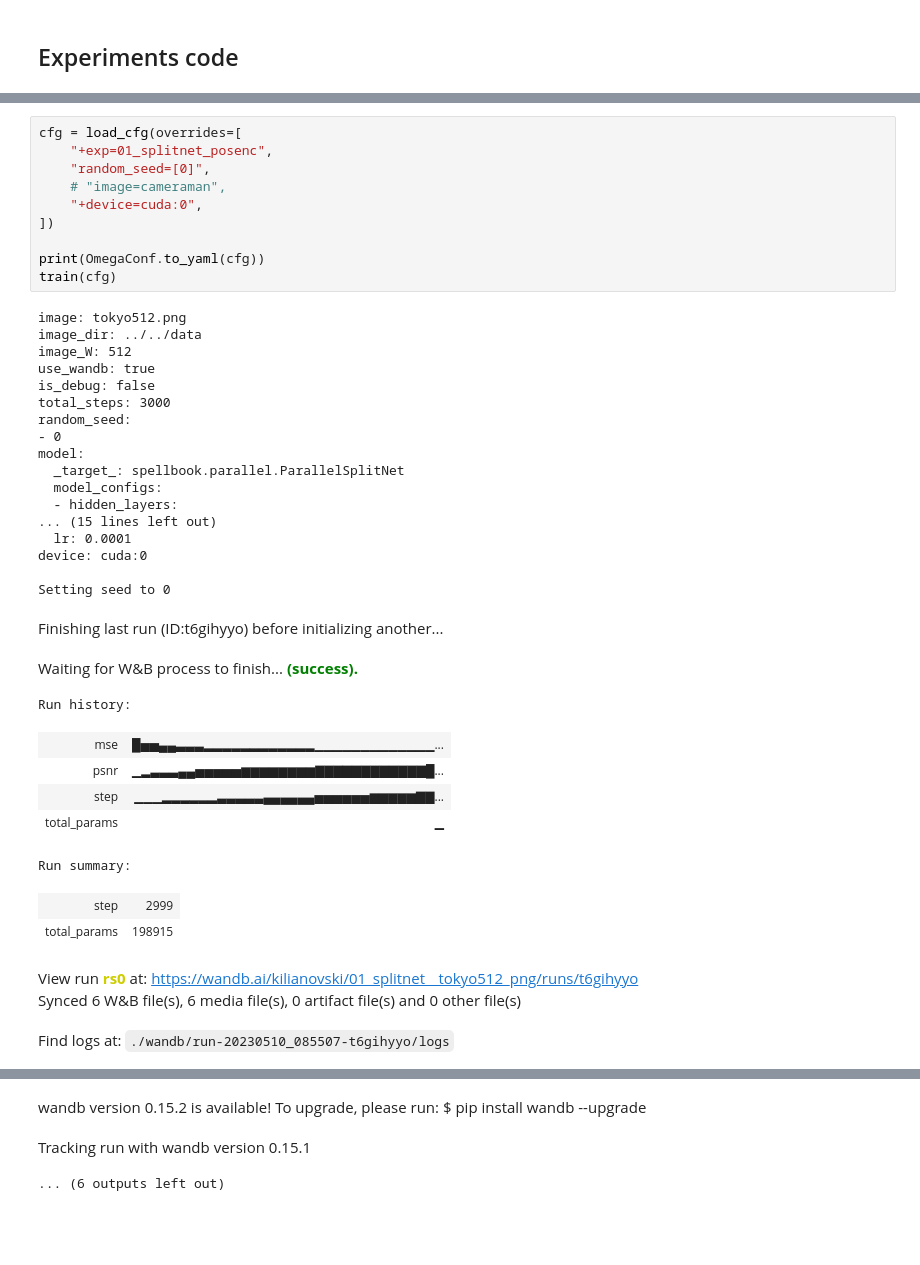
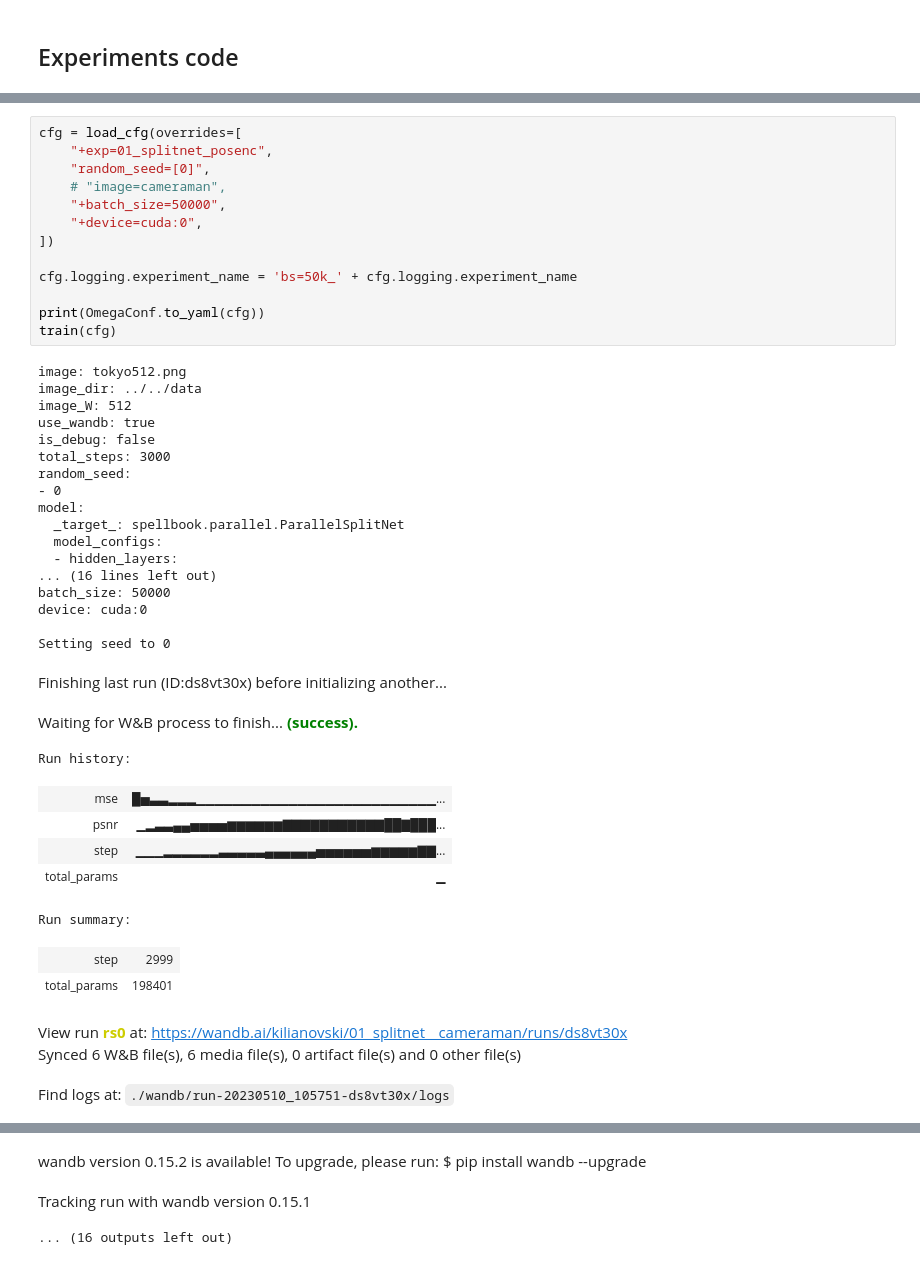
Before and after one commit to kilianovski/my-neural-fields, a Jupyter notebook: notebooks/draft_01/facts_0_image_baselines.ipynb, the cells around one changed output, grey strips where cells are left out. Cells and saved outputs as stored; diff of their text form; blank space fills up the shorter version.

```diff
--- a/notebooks/draft_01/facts_0_image_baselines.ipynb
+++ b/notebooks/draft_01/facts_0_image_baselines.ipynb
@@ -85,41 +110,44 @@ Tracking run with wandb version 0.15.1
 # %%
 cfg = load_cfg(overrides=[
     "+exp=01_splitnet_posenc",
     "random_seed=[0]",
     # "image=cameraman",
+    "+batch_size=50000",
     "+device=cuda:0",
 ])
 
+cfg.logging.experiment_name = 'bs=50k_' + cfg.logging.experiment_name
+
 print(OmegaConf.to_yaml(cfg))
 train(cfg)
 # %% [output]
 image: tokyo512.png
 image_dir: ../../data
 image_W: 512
 use_wandb: true
 is_debug: false
 total_steps: 3000
 random_seed:
 - 0
 model:
   _target_: spellbook.parallel.ParallelSplitNet
   model_configs:
   - hidden_layers:
-... (15 lines left out)
-  lr: 0.0001
+... (16 lines left out)
+batch_size: 50000
 device: cuda:0
 
 Setting seed to 0
-Finishing last run (ID:t6gihyyo) before initializing another...
+Finishing last run (ID:ds8vt30x) before initializing another...
 Waiting for W&B process to finish... (success).
 Run history:
-| mse | █▅▅▄▄▃▃▃▂▂▂▂▂▂▂▂▂▂▂▂▁▁▁▁▁▁▁▁▁▁▁▁▁... |
-| psnr | ▁▂▃▃▃▄▄▅▅▅▅▅▆▆▆▆▆▆▆▆▇▇▇▇▇▇▇▇▇▇▇▇█... |
+| mse | █▅▃▃▂▂▂▁▁▁▁▁▁▁▁▁▁▁▁▁▁▁▁▁▁▁▁▁▁▁▁▁▁... |
+| psnr | ▁▂▃▃▄▄▅▅▅▅▆▆▆▆▆▆▇▇▇▇▇▇▇▇▇▇▇██▇███... |
 | step | ▁▁▁▂▂▂▂▂▂▃▃▃▃▃▄▄▄▄▄▄▅▅▅▅▅▅▆▆▆▆▆▇▇... |
 | total_params | ▁ |
 Run summary:
 | step | 2999 |
-| total_params | 198915 |
+| total_params | 198401 |
-View run rs0 at: https://wandb.ai/kilianovski/01_splitnet__tokyo512_png/runs/t6gihyyo
+View run rs0 at: https://wandb.ai/kilianovski/01_splitnet__cameraman/runs/ds8vt30x
 Synced 6 W&B file(s), 6 media file(s), 0 artifact file(s) and 0 other file(s)
-Find logs at: ./wandb/run-20230510_085507-t6gihyyo/logs
+Find logs at: ./wandb/run-20230510_105751-ds8vt30x/logs
@@ -127,6 +155,6 @@ Successfully finished last run (ID:t6gihyyo). Initializing new run:
 wandb version 0.15.2 is available! To upgrade, please run: $ pip install wandb --upgrade
 Tracking run with wandb version 0.15.1
-... (6 outputs left out)
+... (16 outputs left out)
 # %%
 # old_cfg = """
 # image: cameraman
```
Also changed, not shown: parts of 7 cells of this notebook, 4 other files.
